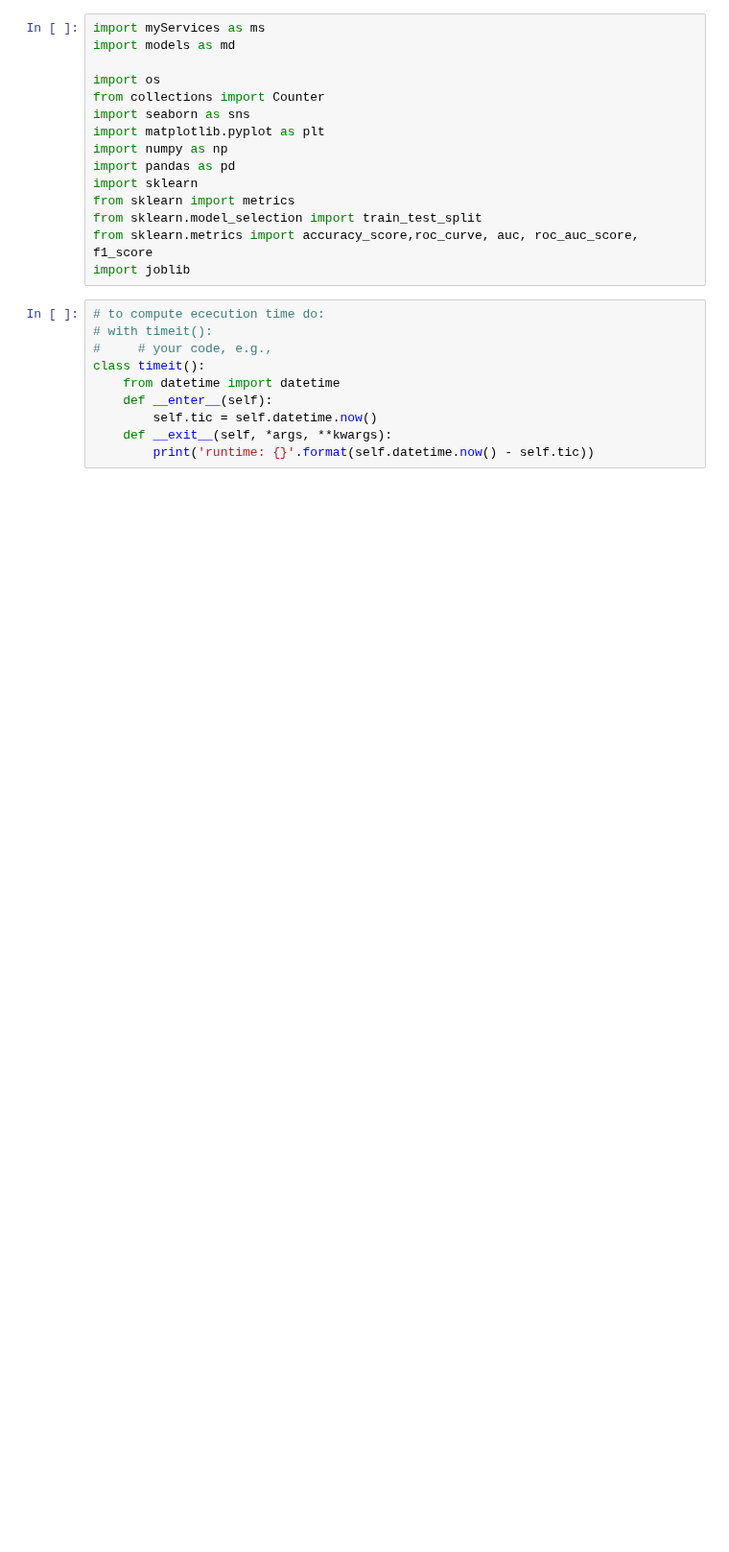
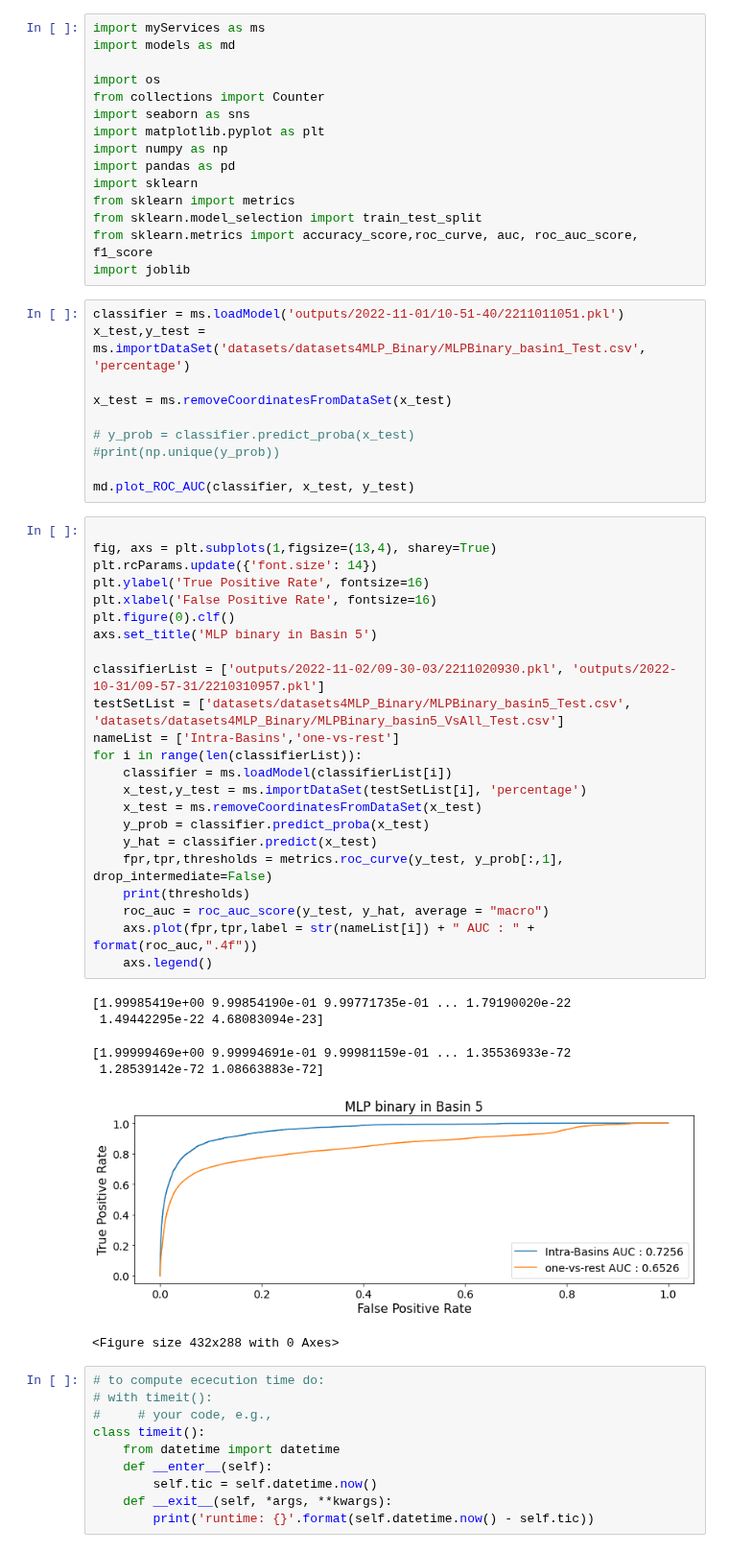
Before and after one commit to Abdielfer/FloodProbabRNCanAbd, a Jupyter notebook: main.ipynb, the cells around one changed output. Shown at 96% size. Drawn from its saved outputs; the diff is of its cells as text; blank space fills up the shorter version.

Commit message:
ROC AUC in models

```diff
--- a/main.ipynb
+++ b/main.ipynb
@@ -13,6 +13,46 @@ from sklearn import metrics
 from sklearn.model_selection import train_test_split
 from sklearn.metrics import accuracy_score,roc_curve, auc, roc_auc_score, f1_score
 import joblib
+# %%
+classifier = ms.loadModel('outputs/2022-11-01/10-51-40/2211011051.pkl')
+x_test,y_test = ms.importDataSet('datasets/datasets4MLP_Binary/MLPBinary_basin1_Test.csv', 'percentage')
+
+x_test = ms.removeCoordinatesFromDataSet(x_test)
+
+# y_prob = classifier.predict_proba(x_test)
+#print(np.unique(y_prob))
+
+md.plot_ROC_AUC(classifier, x_test, y_test)
+# %%
+
+fig, axs = plt.subplots(1,figsize=(13,4), sharey=True)
+plt.rcParams.update({'font.size': 14})
+plt.ylabel('True Positive Rate', fontsize=16)
+plt.xlabel('False Positive Rate', fontsize=16)
+plt.figure(0).clf()
+axs.set_title('MLP binary in Basin 5')
+
+classifierList = ['outputs/2022-11-02/09-30-03/2211020930.pkl', 'outputs/2022-10-31/09-57-31/2210310957.pkl']
+testSetList = ['datasets/datasets4MLP_Binary/MLPBinary_basin5_Test.csv', 'datasets/datasets4MLP_Binary/MLPBinary_basin5_VsAll_Test.csv']
+nameList = ['Intra-Basins','one-vs-rest']
+for i in range(len(classifierList)):
+    classifier = ms.loadModel(classifierList[i])
+    x_test,y_test = ms.importDataSet(testSetList[i], 'percentage')
+    x_test = ms.removeCoordinatesFromDataSet(x_test)
+    y_prob = classifier.predict_proba(x_test)
+    y_hat = classifier.predict(x_test)
+    fpr,tpr,thresholds = metrics.roc_curve(y_test, y_prob[:,1], drop_intermediate=False)
+    print(thresholds)
+    roc_auc = roc_auc_score(y_test, y_hat, average = "macro")
+    axs.plot(fpr,tpr,label = str(nameList[i]) + " AUC : " + format(roc_auc,".4f"))
+    axs.legend()
+# %% [output]
+[1.99985419e+00 9.99854190e-01 9.99771735e-01 ... 1.79190020e-22
+ 1.49442295e-22 4.68083094e-23]
+[1.99999469e+00 9.99994691e-01 9.99981159e-01 ... 1.35536933e-72
+ 1.28539142e-72 1.08663883e-72]
+[figure, added]
+<Figure size 432x288 with 0 Axes>
 # %%
 # to compute ececution time do:
 # with timeit():
```
Also changed, not shown: parts of 4 cells of this notebook, 3 other files.
